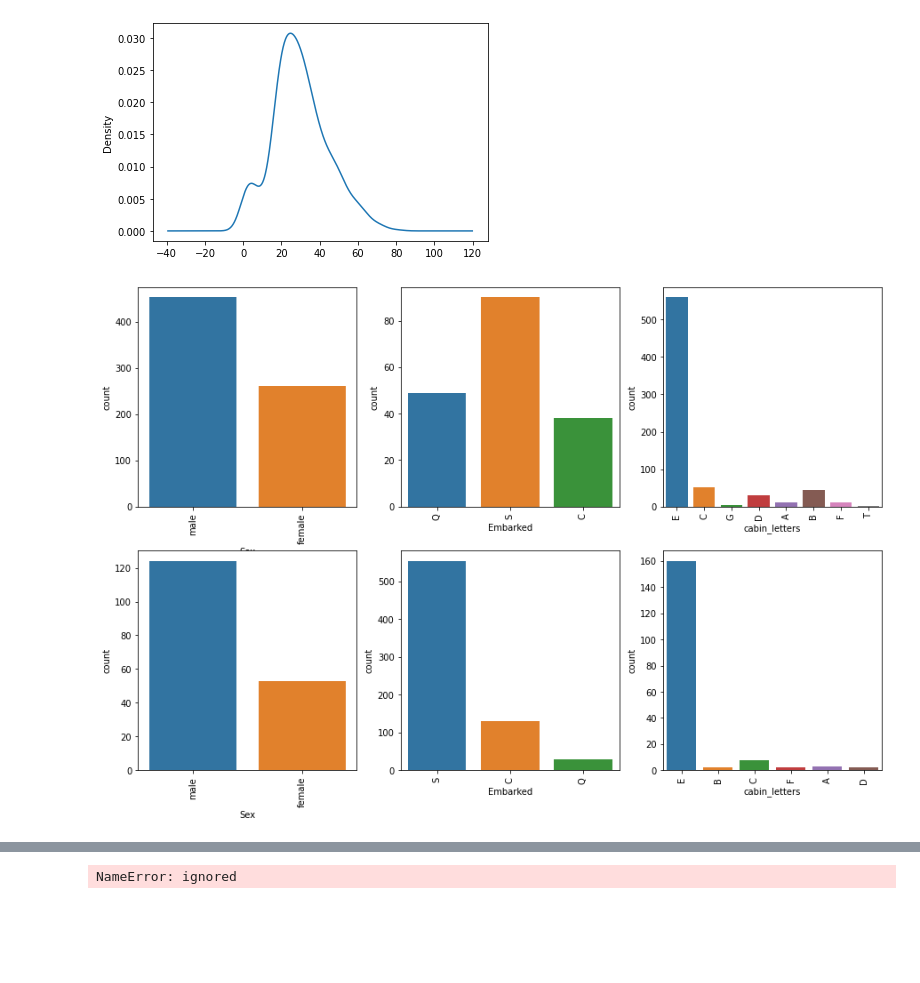
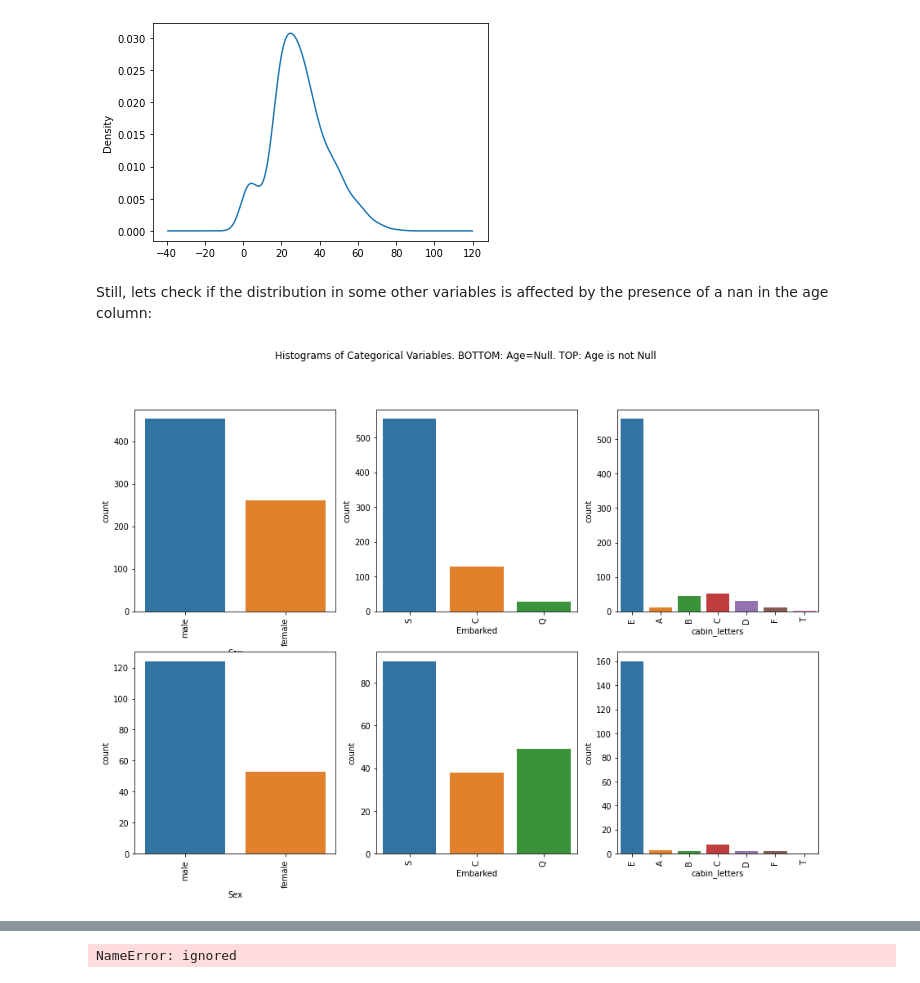
Before and after one commit to Amiros1322/kag_Titanic, a Jupyter notebook: Titanic.ipynb, the cells around one changed output, grey strips where cells are left out. Saved outputs shown, nothing was run; the diff lists cells and outputs as text; code cells hidden in the pictures; blank space fills up the shorter version.

```diff
--- a/Titanic.ipynb
+++ b/Titanic.ipynb
@@ -107,21 +123,40 @@ train_df["Age"].plot(kind="density") # It seems like the variance is relatively
 # %% [output]
 <matplotlib.axes._subplots.AxesSubplot at 0x...>
 [figure]
+# %% [markdown]
+Still, lets check if the distribution in some other variables is affected by the presence of a nan in the age column:
 # %%
 # Trying to graph relationships between Age and other values.
 age_nans = np.isnan(train_df["Age"])
 
+
 fig, ax = plt.subplots(2, 3, figsize=(15, 10))
-categorical = ["Sex", "Embarked", "cabin_letters"]*2
 
+# yeah, this is weird. The list is doubled so that the indexes
+# are plotted correctly
+categorical = ["Sex", "Sex", "Embarked", "Embarked", "cabin_letters", "cabin_letters"]
+
+# So plots can be compared
+orders = {"Sex": ["male", "female"], "Embarked": ['S', 'C', 'Q'],
+          "cabin_letters": ['E', 'A', 'B', 'C', 'D', 'F', 'T']}
+
+# Keeping track of the variables by index with counter
 counter = 0
-for variable, subplot in zip(categorical, ax.flatten()):
+for variable, subplot in zip(categorical, ax.T.flatten()):
+
+    # list of whether each row is a null or not
     nan_usage = age_nans
+
+    # the top row of the plot will not include nans
     if counter % 2 == 0:
       nan_usage = ~age_nans
+
     counter += 1
-    sns.countplot(train_df[nan_usage][variable], ax=subplot)
+    sns.countplot(train_df[nan_usage][variable], ax=subplot, order=orders[variable])
     for label in subplot.get_xticklabels():
         label.set_rotation(90)
+
+# assignment because fig.suptitle returns a value I dont want printed
+dum_var = fig.suptitle("Histograms of Categorical Variables. BOTTOM: Age=Null. TOP: Age is not Null")
 # %% [output]
-[figure, old version]
+[figure, new version]
```
Also changed, not shown: parts of 19 cells of this notebook.
